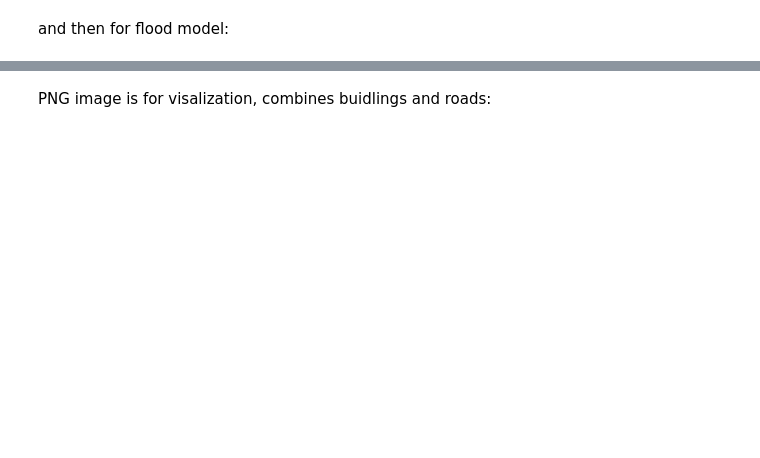
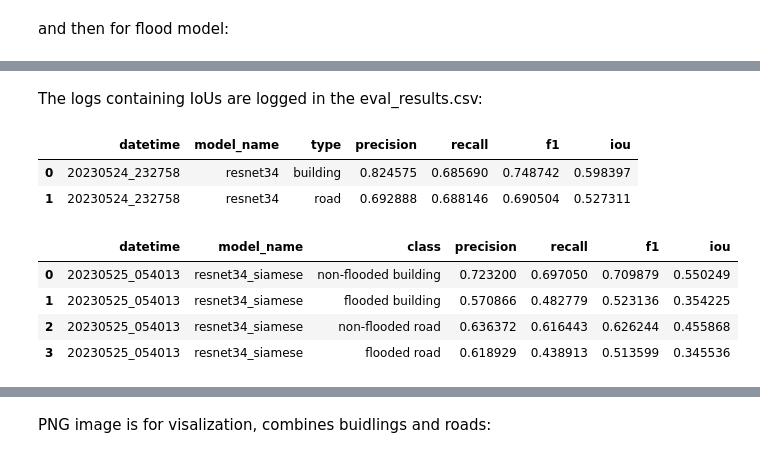
Before and after one commit to nesaboz/SpaceNet8, a Jupyter notebook: baseline/main.ipynb, the cells around one changed output, grey strips where cells are left out. Cells and saved outputs as stored; diff of their text form; code cells hidden in the pictures; blank space fills up the shorter version.

```diff
--- a/baseline/main.ipynb
+++ b/baseline/main.ipynb
@@ -102,0 +80,7 @@ and this is a binary mask of building vs no building obtained from the pre-flood
+# %%
+flood_run_folder = '/tmp/share/runs/spacenet8/nenad/flood/resnet34_siamese_lr1.00e-04_bs2_11-05-2023-10-48'
+model_path = os.path.join(flood_run_folder, 'best_model.pth')
+in_csv = '/tmp/share/data/spacenet8/sn8_data_val.csv'
+save_fig_dir = os.path.join(flood_run_folder, 'pngs')
+save_preds_dir = os.path.join(flood_run_folder, 'tiffs')
+model_name = 'resnet34_siamese'
@@ -102,0 +111,19 @@ and this is a binary mask of building vs no building obtained from the pre-flood
+# %% [markdown]
+The logs containing IoUs are logged in the eval_results.csv:
+# %%
+df_foundation = pd.read_csv(os.path.join(foundation_run_folder, 'eval_results.csv'))
+df_flood = pd.read_csv(os.path.join(flood_run_folder, 'eval_results.csv'))
+# %%
+df_foundation
+# %% [output]
+|  | datetime | model_name | type | precision | recall | f1 | iou |
+| 0 | 20230524_232758 | resnet34 | building | 0.824575 | 0.685690 | 0.748742 | 0.598397 |
+| 1 | 20230524_232758 | resnet34 | road | 0.692888 | 0.688146 | 0.690504 | 0.527311 |
+# %%
+df_flood
+# %% [output]
+|  | datetime | model_name | class | precision | recall | f1 | iou |
+| 0 | 20230525_054013 | resnet34_siamese | non-flooded building | 0.723200 | 0.697050 | 0.709879 | 0.550249 |
+| 1 | 20230525_054013 | resnet34_siamese | flooded building | 0.570866 | 0.482779 | 0.523136 | 0.354225 |
+| 2 | 20230525_054013 | resnet34_siamese | non-flooded road | 0.636372 | 0.616443 | 0.626244 | 0.455868 |
+| 3 | 20230525_054013 | resnet34_siamese | flooded road | 0.618929 | 0.438913 | 0.513599 | 0.345536 |
```
Also changed, not shown: parts of 56 cells of this notebook, 4 other files.
